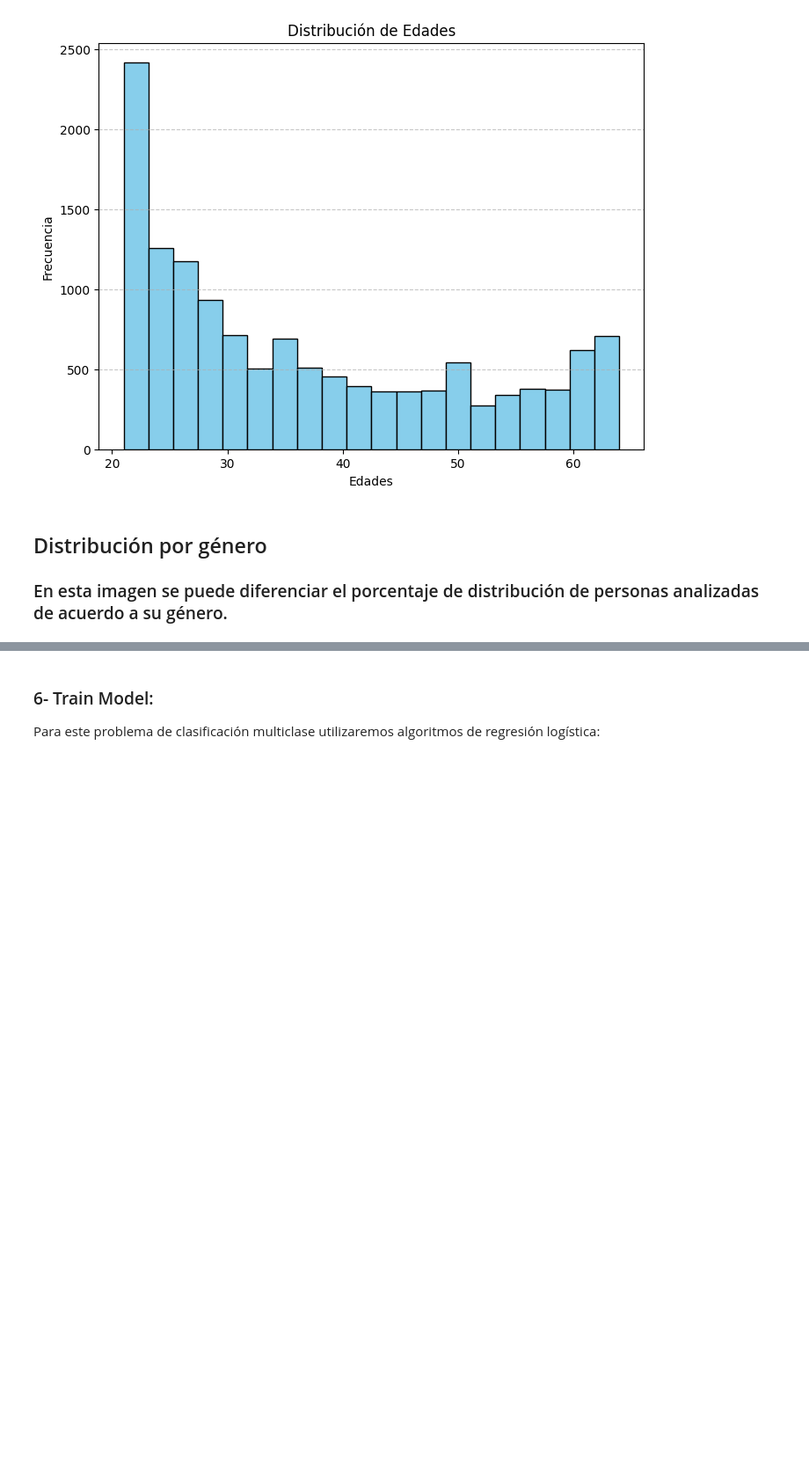
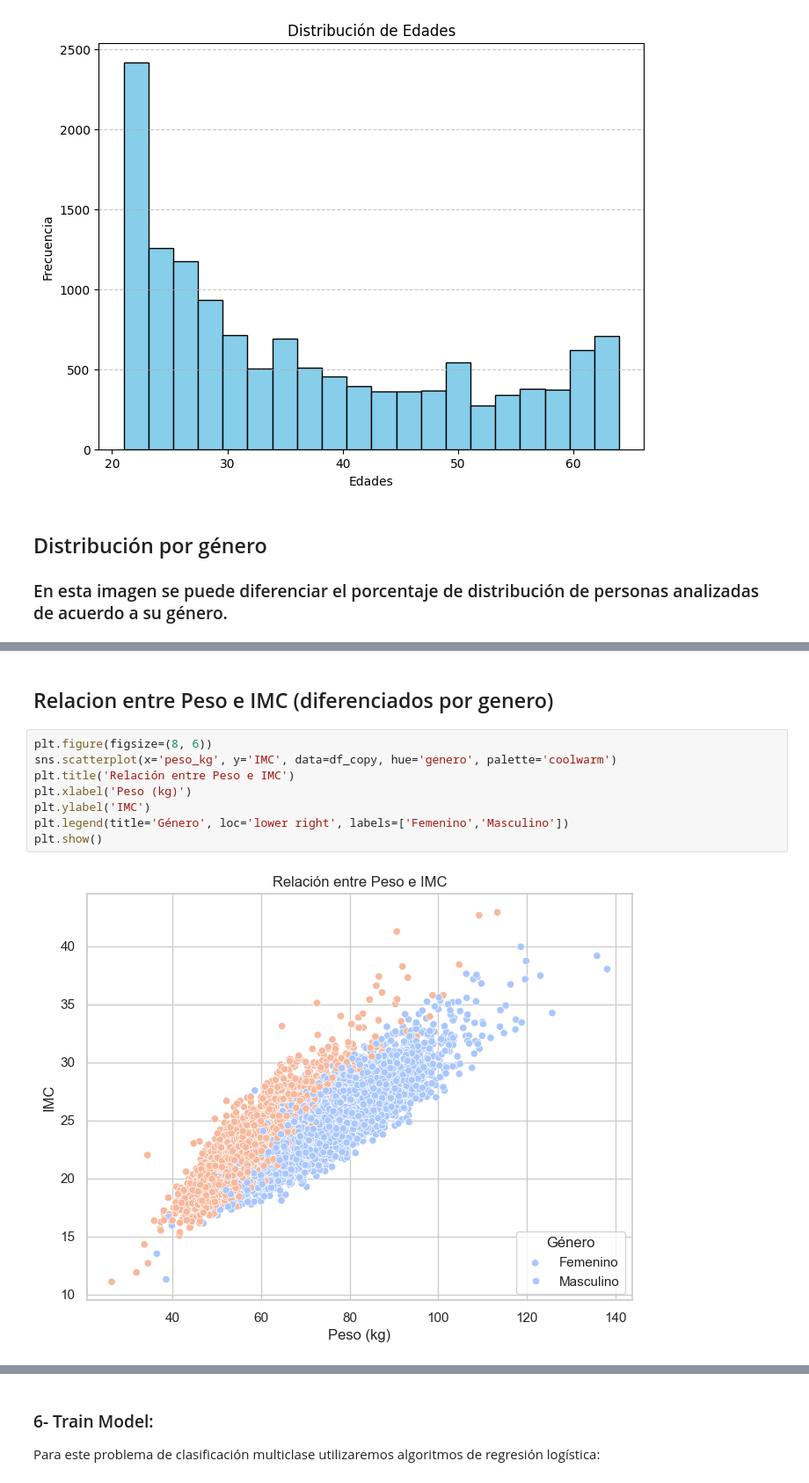
Before and after one commit to sosarodrigox/Grupo1-PP1, a Jupyter notebook: grupo1_pp1.ipynb, the cells around one changed output, grey strips where cells are left out. Shown at 88% size. Saved outputs shown, nothing was run; the diff lists cells and outputs as text; blank space fills up the shorter version.

```diff
--- a/grupo1_pp1.ipynb
+++ b/grupo1_pp1.ipynb
@@ -400,0 +462,12 @@ plt.show()
+# %% [markdown]
+## Relacion entre Peso e IMC (diferenciados por genero)
+# %%
+plt.figure(figsize=(8, 6))
+sns.scatterplot(x='peso_kg', y='IMC', data=df_copy, hue='genero', palette='coolwarm')
+plt.title('Relación entre Peso e IMC')
+plt.xlabel('Peso (kg)')
+plt.ylabel('IMC')
+plt.legend(title='Género', loc='lower right', labels=['Femenino','Masculino'])
+plt.show()
+# %% [output]
+[figure, added]
```
Also changed, not shown: parts of 11 cells of this notebook.
